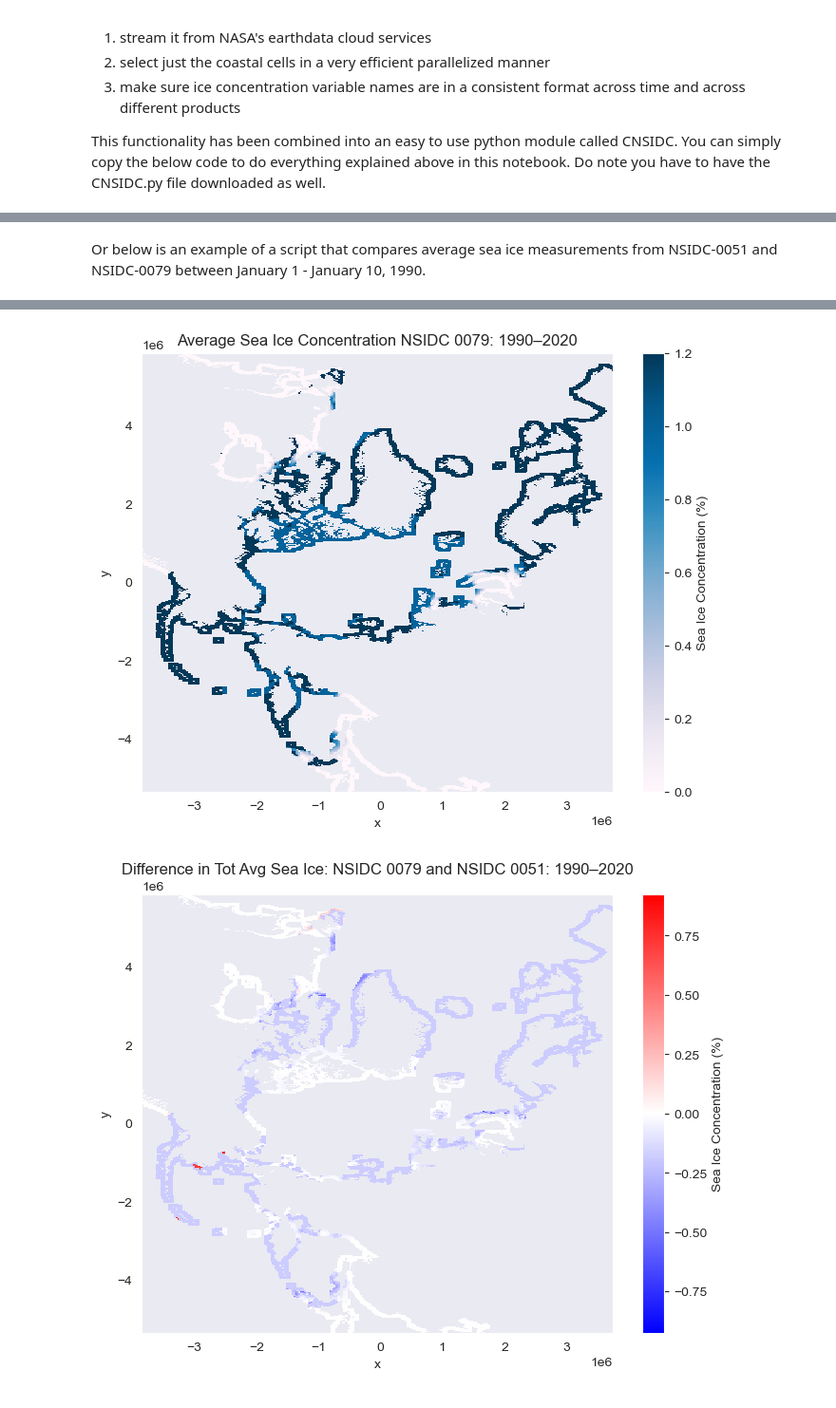
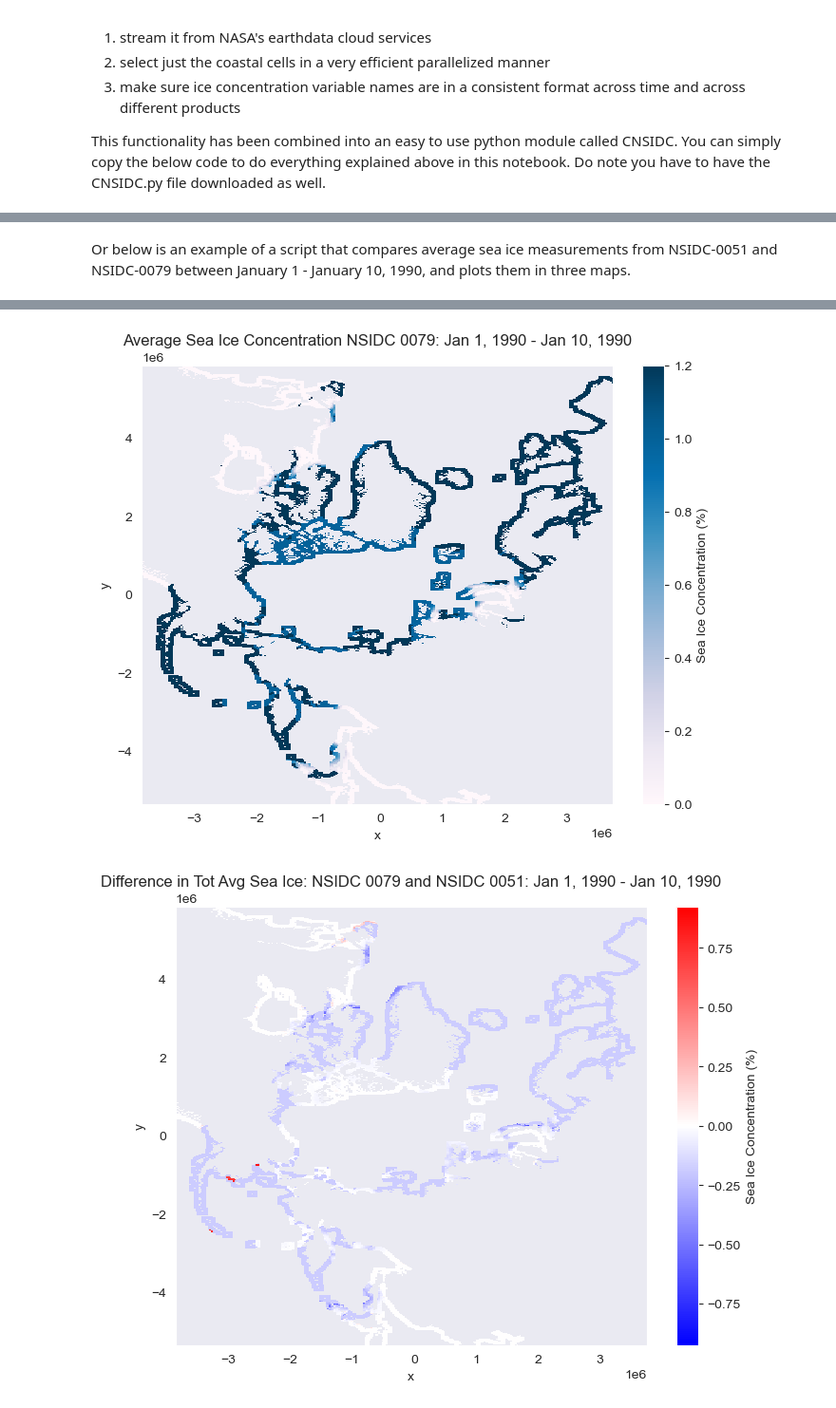
Before and after one commit to felixleodiaz/coastal-sea-ice, a Jupyter notebook: scripts/CNSIDCtutorial.ipynb, the cells around one changed output, grey strips where cells are left out. Shown at 95% size. Cells and saved outputs as stored; diff of their text form; code cells hidden in the pictures.

Commit message:
updated figures

```diff
--- a/scripts/CNSIDCtutorial.ipynb
+++ b/scripts/CNSIDCtutorial.ipynb
@@ -251,5 +380,5 @@ ds.info
 # %% [markdown]
-Or below is an example of a script that compares average sea ice measurements from NSIDC-0051 and NSIDC-0079 between January 1 - January 10, 1990.
+Or below is an example of a script that compares average sea ice measurements from NSIDC-0051 and NSIDC-0079 between January 1 - January 10, 1990, and plots them in three maps.
 # %%
 # general libraries
 import earthaccess
@@ -283,24 +412,24 @@ ds_avg_dif = ds51_avg - ds79_avg
 # Plot 1
 fig, ax = plt.subplots(figsize=(8, 6))
 ds51_avg.plot(ax=ax, cmap='PuBu', cbar_kwargs={'label': 'Sea Ice Concentration (%)'})
-ax.set_title("Average Sea Ice Concentration NSIDC 0051: 1990–2020")
-fig.savefig("../figures/NSIDC0051_TOTAL_AVG.png", dpi=300, bbox_inches='tight')
+ax.set_title("Average Sea Ice Concentration NSIDC 0051: Jan 1, 1990 - Jan 10, 1990")
+fig.savefig("../figures/NSIDC_0051_1990_AVG.png", dpi=300, bbox_inches='tight')
 plt.show(fig)
 plt.close(fig)
 
 # Plot 2
 fig, ax = plt.subplots(figsize=(8, 6))
 ds79_avg.plot(ax=ax, cmap='PuBu', cbar_kwargs={'label': 'Sea Ice Concentration (%)'})
-ax.set_title("Average Sea Ice Concentration NSIDC 0079: 1990–2020")
-fig.savefig("../figures/NSIDC0079_TOTAL_AVG.png", dpi=300, bbox_inches='tight')
+ax.set_title("Average Sea Ice Concentration NSIDC 0079: Jan 1, 1990 - Jan 10, 1990")
+fig.savefig("../figures/NSIDC_0079_1990_AVG.png", dpi=300, bbox_inches='tight')
 plt.show(fig)
 plt.close(fig)
 
 # Plot 3: Difference
 fig, ax = plt.subplots(figsize=(8, 6))
 ds_avg_dif.plot(ax=ax, cmap='bwr', cbar_kwargs={'label': 'Sea Ice Concentration (%)'})
-ax.set_title("Difference in Tot Avg Sea Ice: NSIDC 0079 and NSIDC 0051: 1990–2020")
-fig.savefig("../figures/TOTAL_AVG_DIF.png", dpi=300, bbox_inches='tight')
+ax.set_title("Difference in Tot Avg Sea Ice: NSIDC 0079 and NSIDC 0051: Jan 1, 1990 - Jan 10, 1990")
+fig.savefig("../figures/NSIDC_DIF_1990_AVG_DIF.png", dpi=300, bbox_inches='tight')
 plt.show(fig)
 plt.close(fig)
 # %% [output]
@@ -308,2 +437,2 @@ plt.close(fig)
-[figure, old version]
+[figure, new version]
-[figure, old version]
+[figure, new version]
```
Also changed, not shown: parts of 10 cells of this notebook, 3 other files.
